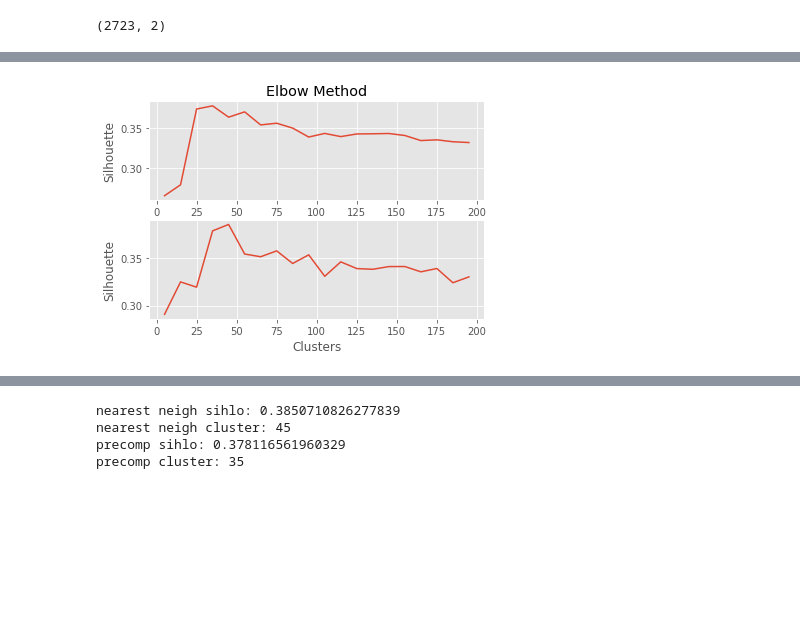
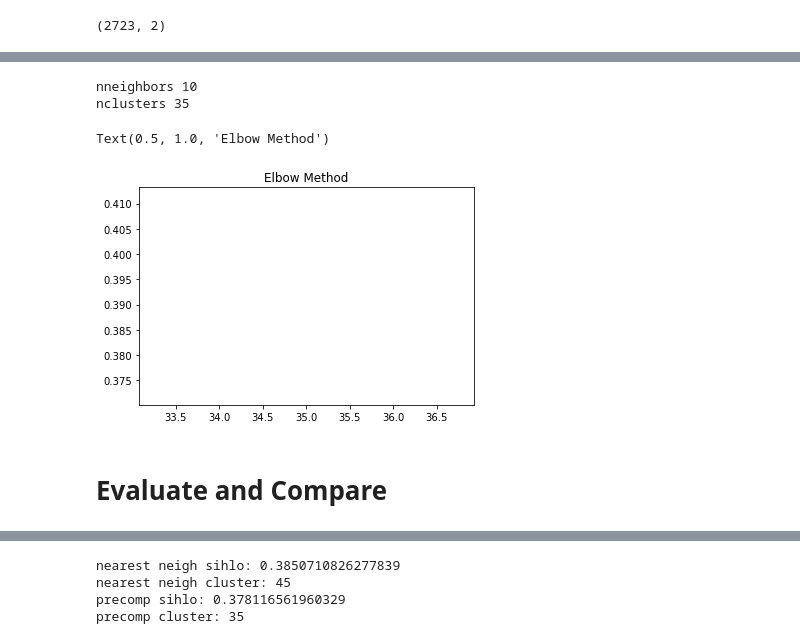
Before and after one commit to rickfontenot/airbnb, a Jupyter notebook: Lab3/Working/lab3_dj.ipynb, the cells around one changed output, grey strips where cells are left out. Cells and saved outputs as stored; diff of their text form; code cells hidden in the pictures; blank space fills up the shorter version.

```diff
--- a/Lab3/Working/lab3_dj.ipynb
+++ b/Lab3/Working/lab3_dj.ipynb
@@ -273,42 +281,54 @@ LatLong_val.shape
 # %%
 from sklearn.cluster import SpectralClustering
 from sklearn.neighbors import kneighbors_graph
 from sklearn.metrics import silhouette_score
 
-cluster_range = range(5,200,10)
-affinity = [ "precomputed", "nearest_neighbors"]
-train_models_dict = {}
+spc_LatLong = listings_modeling[['latitude','longitude']]
+
+cluster_range = range(35,45,10)
+neighbors_range = range(10,20,10)
+
+# Creating empty data frame to store the silhouette scores for each trials
+silhouette_scores_data=pd.DataFrame()
 
 nearest_neighbors_silhouette = []
 precomp_silhouette = []
 
-for aff in affinity:
+for nneighbors in neighbors_range:
+    print('nneighbors', nneighbors)
 
-    for n in cluster_range:
-        if aff == "precomputed":
-            spc = SpectralClustering(n_clusters = n, affinity = aff)
-            xknn = kneighbors_graph(LatLong, 10) # additional connectivity information
-            spc.fit_predict(xknn)
-            precomp_silhouette.append(silhouette_score(LatLong, spc.labels_, metric='euclidean'))
+    for nclusters in cluster_range:
+        print('nclusters',nclusters)
+        # Generating Sprectral clusters
+        spc = SpectralClustering(n_neighbors=nneighbors,
+                                n_clusters=nclusters,
+                                affinity = 'nearest_neighbors', n_jobs=-1)
 
-        else:
-            spc = SpectralClustering(n_clusters = n, affinity = aff)
-            spc.fit_predict(LatLong)
-            nearest_neighbors_silhouette.append(silhouette_score(LatLong, spc.labels_, metric='euclidean'))
+        spc.fit_predict(spc_LatLong)
+        sil_score=silhouette_score(spc_LatLong, spc.labels_)
 
-plt.figure(1)
-plt.subplot(211)
-plt.plot(cluster_range, precomp_silhouette)
-plt.title('Elbow Method')
+        silhouette_scores_data=silhouette_scores_data.append(
+            pd.DataFrame(data=[[sil_score,nneighbors,nclusters]],
+                columns=["score", "n_neighbors", "n_clusters"]))
 
-plt.ylabel('Silhouette')
-plt.subplot(212)
+# plt.figure(1)
+# plt.subplot(211)
+# plt.plot(cluster_range, precomp_silhouette)
+# plt.title('Elbow Method')
 
-plt.xlabel('Clusters')
-plt.ylabel('Silhouette')
-plt.plot(cluster_range, nearest_neighbors_silhouette)
+# plt.ylabel('Silhouette')
+# plt.subplot(212)
+
+# plt.xlabel('Clusters')
+# plt.ylabel('Silhouette')
+# plt.plot(cluster_range, nearest_neighbors_silhouette)
 
 
-plt.show()
+# plt.show()
 # %% [output]
+nneighbors 10
+nclusters 35
+Text(0.5, 1.0, 'Elbow Method')
-[figure, old version]
+[figure, new version]
+# %% [markdown]
+# Evaluate and Compare
```
Also changed, not shown: parts of 19 cells of this notebook.
